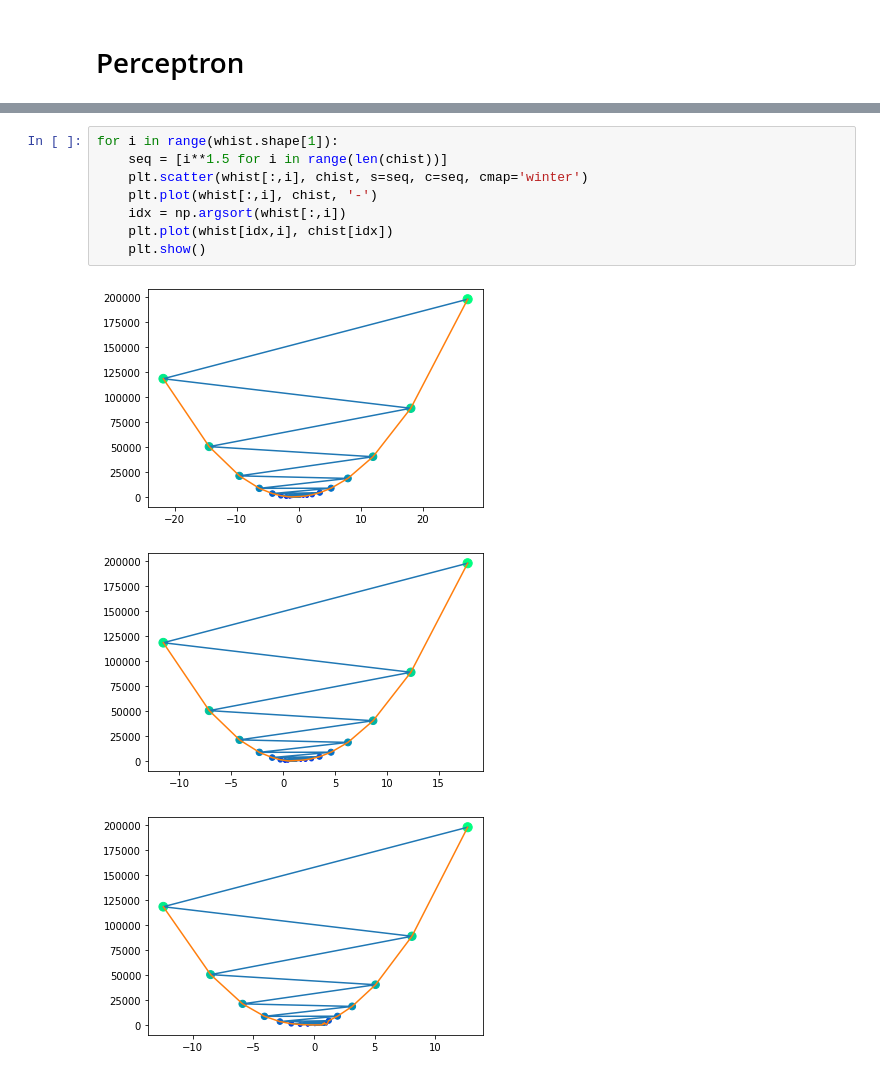
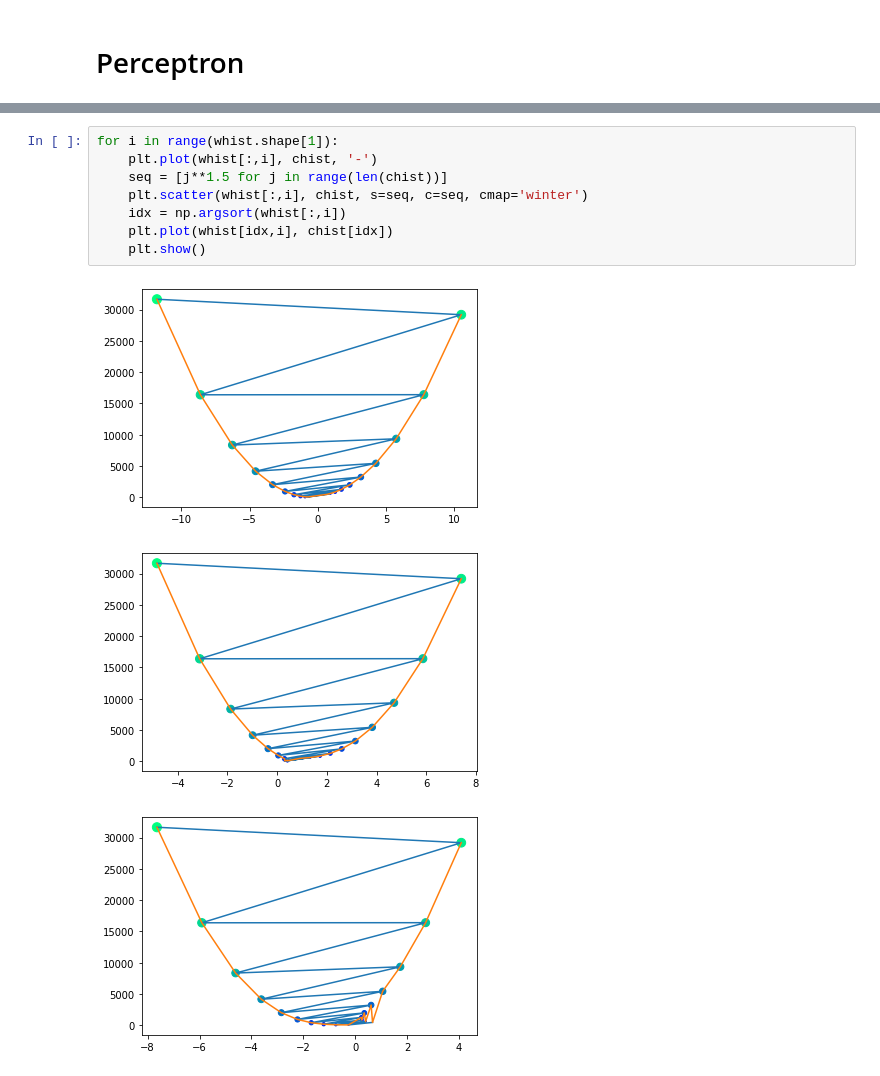
Before and after one commit to fboldt/aulasann, a Jupyter notebook: learningrate.ipynb, the cells around one changed output, grey strips where cells are left out. Saved outputs shown, nothing was run; the diff lists cells and outputs as text.

```diff
--- a/learningrate.ipynb
+++ b/learningrate.ipynb
@@ -159,12 +159,12 @@ whist, chist
 # %%
 for i in range(whist.shape[1]):
-    seq = [i**1.5 for i in range(len(chist))]
+    plt.plot(whist[:,i], chist, '-')
+    seq = [j**1.5 for j in range(len(chist))]
     plt.scatter(whist[:,i], chist, s=seq, c=seq, cmap='winter')
-    plt.plot(whist[:,i], chist, '-')
     idx = np.argsort(whist[:,i])
     plt.plot(whist[idx,i], chist[idx])
     plt.show()
 # %% [output]
-[figure, old version]
+[figure, new version]
-[figure, old version]
+[figure, new version]
-[figure, old version]
+[figure, new version]
```
Also changed, not shown: parts of 6 cells of this notebook.
